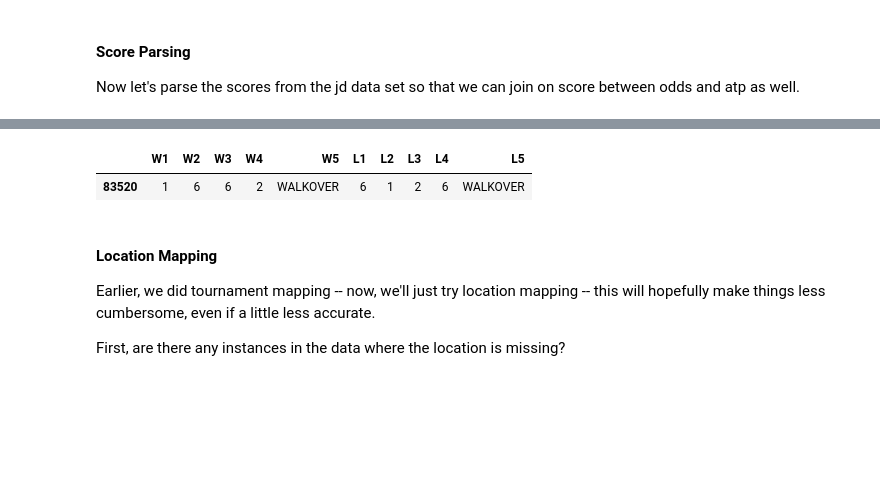
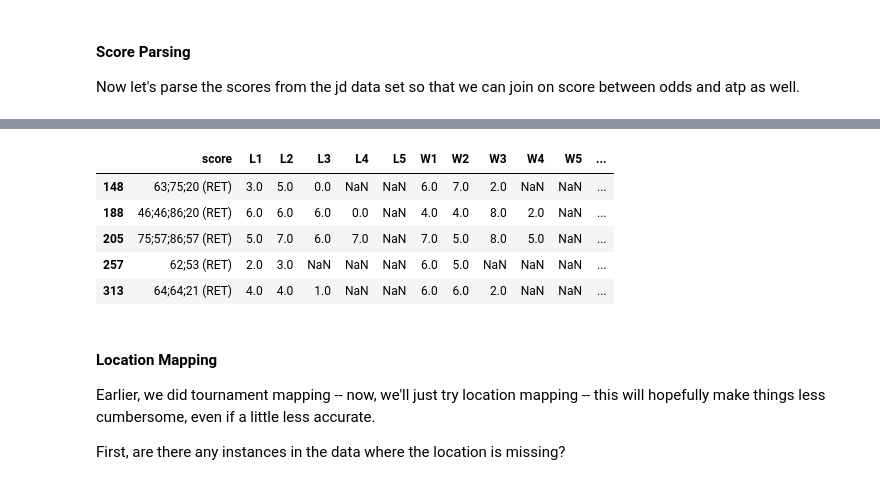
Before and after one commit to siddjagadish/tennis_new, a Jupyter notebook: tennis_new/notebooks/odds_joining/odds_joining_by_year.ipynb, the cells around one changed output, grey strips where cells are left out. Saved outputs shown, nothing was run; the diff lists cells and outputs as text; code cells hidden in the pictures; blank space fills up the shorter version.

```diff
--- a/tennis_new/notebooks/odds_joining/odds_joining_by_year.ipynb
+++ b/tennis_new/notebooks/odds_joining/odds_joining_by_year.ipynb
@@ -274,25 +329,11 @@ score_cols = ['W%d' % s for s in range(1, 6)] + ['L%d' % s for s in range(1, 6)]
-# %%
-jd['odds_comment'] = None
-jd.loc[
-    (jd[score_cols] == 'WALKOVER').any(axis=1),
-    'odds_comment'
-] = 'Walkover'
-jd.loc[
-    (jd[score_cols] == 'RETIRE').any(axis=1),
-    'odds_comment'
-] = 'Retired'
-jd.loc[
-    (jd[score_cols] == 'MATCH_NOT_PLAYED').any(axis=1),
-    'odds_comment'
-] = 'Match Not Played'
-# %%
-import numpy as np
-
-# for col in score_cols:
-#     jd.loc[jd[col] == 'WALKOVER', col] = np.nan
-
-walkovers = jd[jd['odds_comment'] == 'Walkover']
-walkovers[score_cols][walkovers['W5'].notnull()]
-# %% [output]
-|  | W1 | W2 | W3 | W4 | W5 | L1 | L2 | L3 | L4 | L5 |
-| 83520 | 1 | 6 | 6 | 2 | WALKOVER | 6 | 1 | 2 | 6 | WALKOVER |
+# %%
+# Visually check that this is processing retirements appropriately...
+score_cols = score_df.columns.tolist()
+jd[['score'] + score_cols][jd['join_comment'] == 'Retired'].head()
+# %% [output]
+|  | score | L1 | L2 | L3 | L4 | L5 | W1 | W2 | W3 | W4 | W5 | ... |
+| 148 | 63;75;20 (RET) | 3.0 | 5.0 | 0.0 | NaN | NaN | 6.0 | 7.0 | 2.0 | NaN | NaN | ... |
+| 188 | 46;46;86;20 (RET) | 6.0 | 6.0 | 6.0 | 0.0 | NaN | 4.0 | 4.0 | 8.0 | 2.0 | NaN | ... |
+| 205 | 75;57;86;57 (RET) | 5.0 | 7.0 | 6.0 | 7.0 | NaN | 7.0 | 5.0 | 8.0 | 5.0 | NaN | ... |
+| 257 | 62;53 (RET) | 2.0 | 3.0 | NaN | NaN | NaN | 6.0 | 5.0 | NaN | NaN | NaN | ... |
+| 313 | 64;64;21 (RET) | 4.0 | 4.0 | 1.0 | NaN | NaN | 6.0 | 6.0 | 2.0 | NaN | NaN | ... |
```
Also changed, not shown: parts of 47 cells of this notebook, 2 other files.
